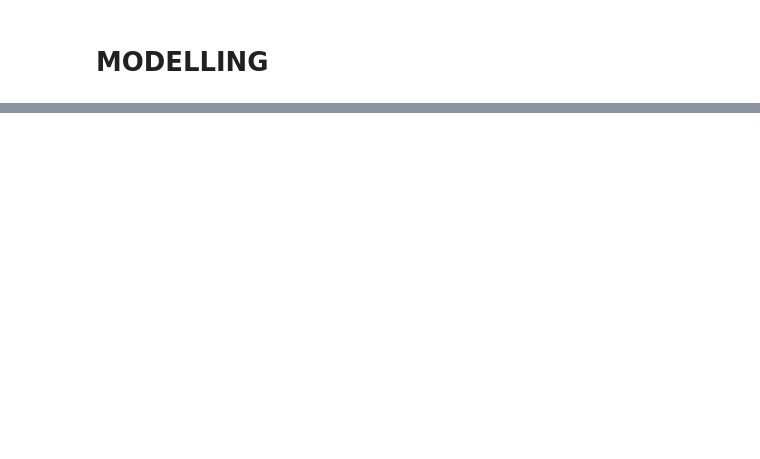
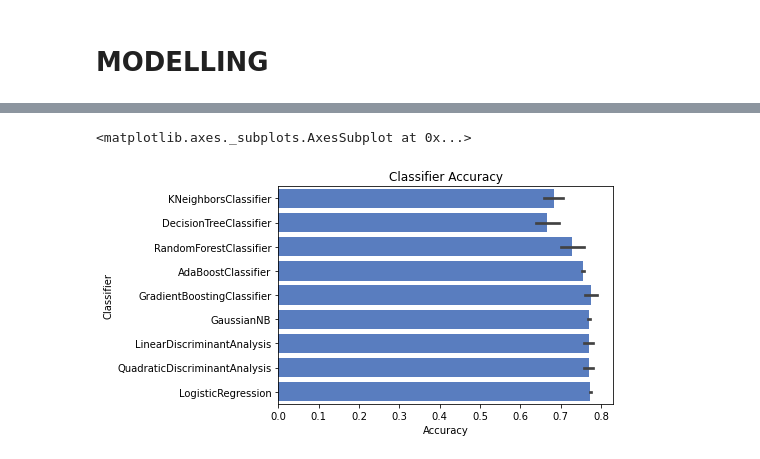
Before and after one commit to nurdeka/python, a Jupyter notebook: first.ipynb, the cells around one changed output, grey strips where cells are left out. Cells and saved outputs as stored; diff of their text form; code cells hidden in the pictures; blank space fills up the shorter version.

```diff
--- a/first.ipynb
+++ b/first.ipynb
@@ -329,0 +457,33 @@ Reshape your data either using array.reshape(-1, 1) if your data has a single fe
+# %%
+# sss = StratifiedShuffleSplit(n_splits=10, test_size=0.1, random_state=0)
+
+acc_dict = {}
+
+# for train_index, test_index in sss.split(X, y):
+X_train, X_test = df.iloc[:1995,2:5], df.iloc[1995:,2:5]
+y_train, y_test = df.iloc[:1995,1], df.iloc[1995:,1]
+#X_train, X_test, y_train, y_test = train_test_split(X, y, test_size=.2, random_state=0)
+
+for clf in classifiers:
+	name = clf.__class__.__name__
+	clf.fit(X_train, y_train)
+	train_predictions = clf.predict(X_test)
+	acc = accuracy_score(y_test, train_predictions)
+	if name in acc_dict:
+		acc_dict[name] += acc
+	else:
+		acc_dict[name] = acc
+
+for clf in acc_dict:
+	acc_dict[clf] = acc_dict[clf]
+	log_entry = pd.DataFrame([[clf, acc_dict[clf]]], columns=log_cols)
+	log = log.append(log_entry)
+
+plt.xlabel('Accuracy')
+plt.title('Classifier Accuracy')
+
+sns.set_color_codes("muted")
+sns.barplot(x='Accuracy', y='Classifier', data=log, color="b")
+# %% [output]
+<matplotlib.axes._subplots.AxesSubplot at 0x...>
+[figure, added]
```
Also changed, not shown: parts of 33 cells of this notebook.
